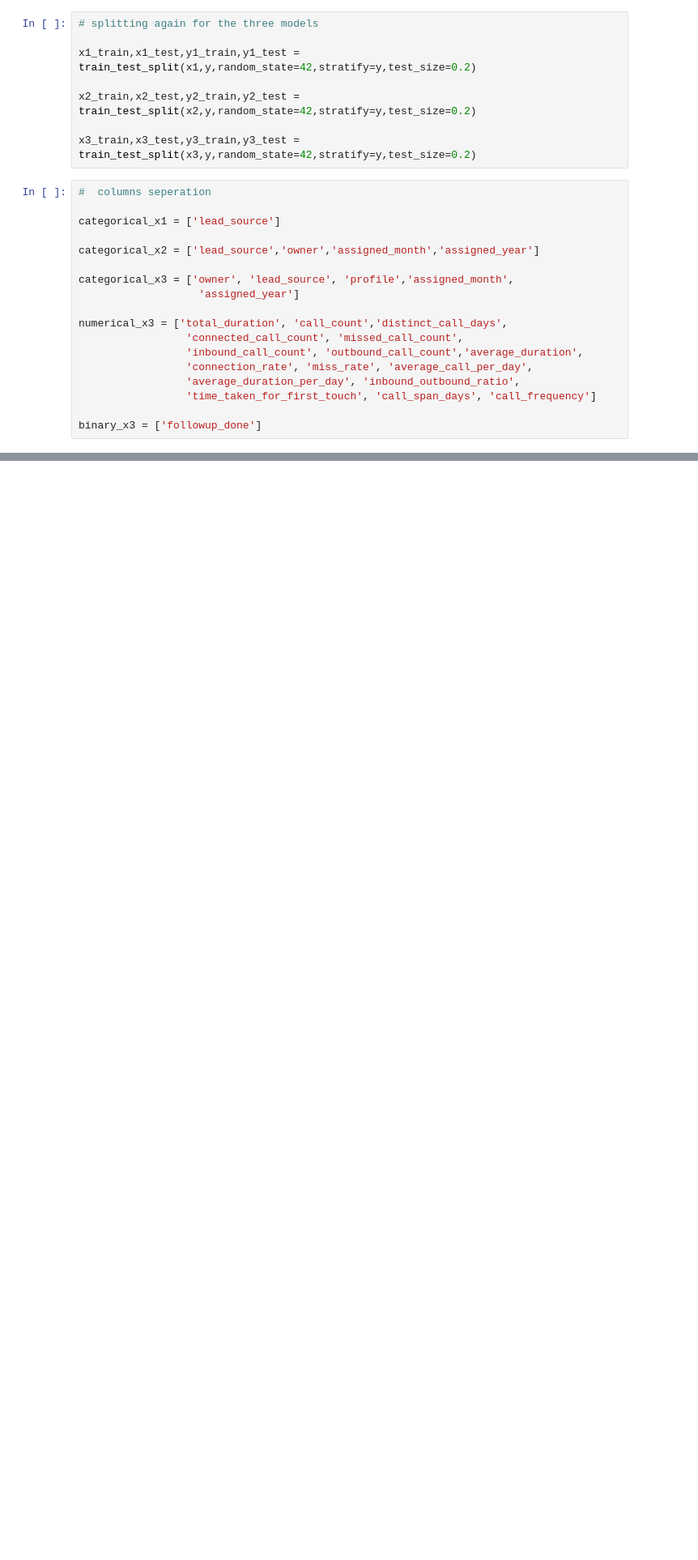
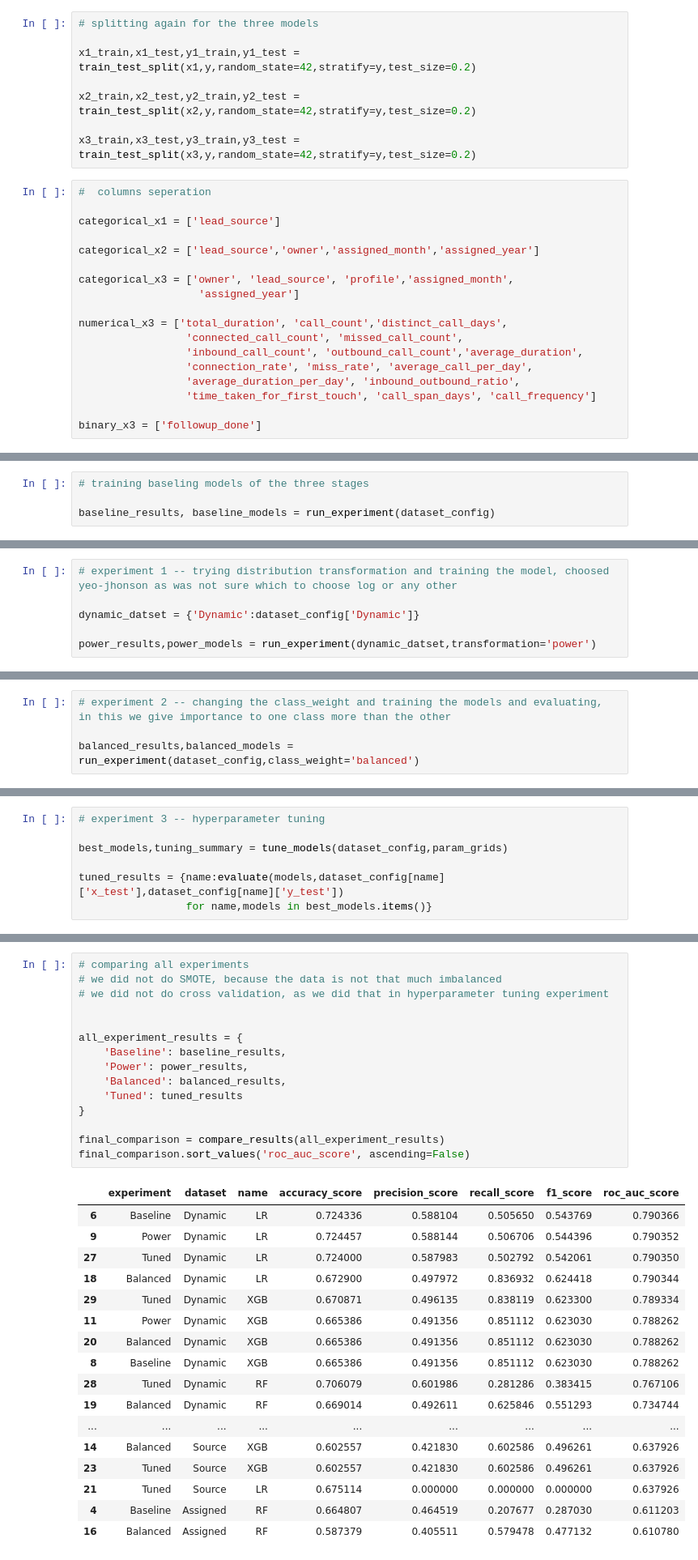
Before and after one commit to rahul70245/lead-conversion-prediction, a Jupyter notebook: notebooks/nb_07_optimizations.ipynb, the cells around one changed output, grey strips where cells are left out. Shown at 81% size. Drawn from its saved outputs; the diff is of its cells as text; blank space fills up the shorter version.

Commit message:
optimizations in baseline models, model selections, thresholds selection

```diff
--- a/notebooks/nb_07_optimizations.ipynb
+++ b/notebooks/nb_07_optimizations.ipynb
@@ -107,0 +370,4 @@ def evaluate (preprocessor,models,x_train,x_test,y_train,y_test):
+# %%
+# training baseling models of the three stages
+
+baseline_results, baseline_models = run_experiment(dataset_config)
@@ -107,0 +395,6 @@ def evaluate (preprocessor,models,x_train,x_test,y_train,y_test):
+# %%
+# experiment 1 -- trying distribution transformation and training the model, choosed yeo-jhonson as was not sure which to choose log or any other
+
+dynamic_datset = {'Dynamic':dataset_config['Dynamic']}
+
+power_results,power_models = run_experiment(dynamic_datset,transformation='power')
@@ -107,0 +414,4 @@ def evaluate (preprocessor,models,x_train,x_test,y_train,y_test):
+# %%
+# experiment 2 -- changing the class_weight and training the models and evaluating, in this we give importance to one class more than the other
+
+balanced_results,balanced_models = run_experiment(dataset_config,class_weight='balanced')
@@ -107,0 +436,7 @@ def evaluate (preprocessor,models,x_train,x_test,y_train,y_test):
+# %%
+# experiment 3 -- hyperparameter tuning
+
+best_models,tuning_summary = tune_models(dataset_config,param_grids)
+
+tuned_results = {name:evaluate(models,dataset_config[name]['x_test'],dataset_config[name]['y_test'])
+                 for name,models in best_models.items()}
@@ -107,0 +462,33 @@ def evaluate (preprocessor,models,x_train,x_test,y_train,y_test):
+# %%
+# comparing all experiments
+# we did not do SMOTE, because the data is not that much imbalanced
+# we did not do cross validation, as we did that in hyperparameter tuning experiment
+
+
+all_experiment_results = {
+    'Baseline': baseline_results,
+    'Power': power_results,
+    'Balanced': balanced_results,
+    'Tuned': tuned_results
+}
+
+final_comparison = compare_results(all_experiment_results)
+final_comparison.sort_values('roc_auc_score', ascending=False)
+# %% [output]
+|  | experiment | dataset | name | accuracy_score | precision_score | recall_score | f1_score | roc_auc_score |
+| 6 | Baseline | Dynamic | LR | 0.724336 | 0.588104 | 0.505650 | 0.543769 | 0.790366 |
+| 9 | Power | Dynamic | LR | 0.724457 | 0.588144 | 0.506706 | 0.544396 | 0.790352 |
+| 27 | Tuned | Dynamic | LR | 0.724000 | 0.587983 | 0.502792 | 0.542061 | 0.790350 |
+| 18 | Balanced | Dynamic | LR | 0.672900 | 0.497972 | 0.836932 | 0.624418 | 0.790344 |
+| 29 | Tuned | Dynamic | XGB | 0.670871 | 0.496135 | 0.838119 | 0.623300 | 0.789334 |
+| 11 | Power | Dynamic | XGB | 0.665386 | 0.491356 | 0.851112 | 0.623030 | 0.788262 |
+| 20 | Balanced | Dynamic | XGB | 0.665386 | 0.491356 | 0.851112 | 0.623030 | 0.788262 |
+| 8 | Baseline | Dynamic | XGB | 0.665386 | 0.491356 | 0.851112 | 0.623030 | 0.788262 |
+| 28 | Tuned | Dynamic | RF | 0.706079 | 0.601986 | 0.281286 | 0.383415 | 0.767106 |
+| 19 | Balanced | Dynamic | RF | 0.669014 | 0.492611 | 0.625846 | 0.551293 | 0.734744 |
+| ... | ... | ... | ... | ... | ... | ... | ... | ... |
+| 14 | Balanced | Source | XGB | 0.602557 | 0.421830 | 0.602586 | 0.496261 | 0.637926 |
+| 23 | Tuned | Source | XGB | 0.602557 | 0.421830 | 0.602586 | 0.496261 | 0.637926 |
+| 21 | Tuned | Source | LR | 0.675114 | 0.000000 | 0.000000 | 0.000000 | 0.637926 |
+| 4 | Baseline | Assigned | RF | 0.664807 | 0.464519 | 0.207677 | 0.287030 | 0.611203 |
+| 16 | Balanced | Assigned | RF | 0.587379 | 0.405511 | 0.579478 | 0.477132 | 0.610780 |
```
Also changed, not shown: parts of 23 cells of this notebook, 2 other files.
